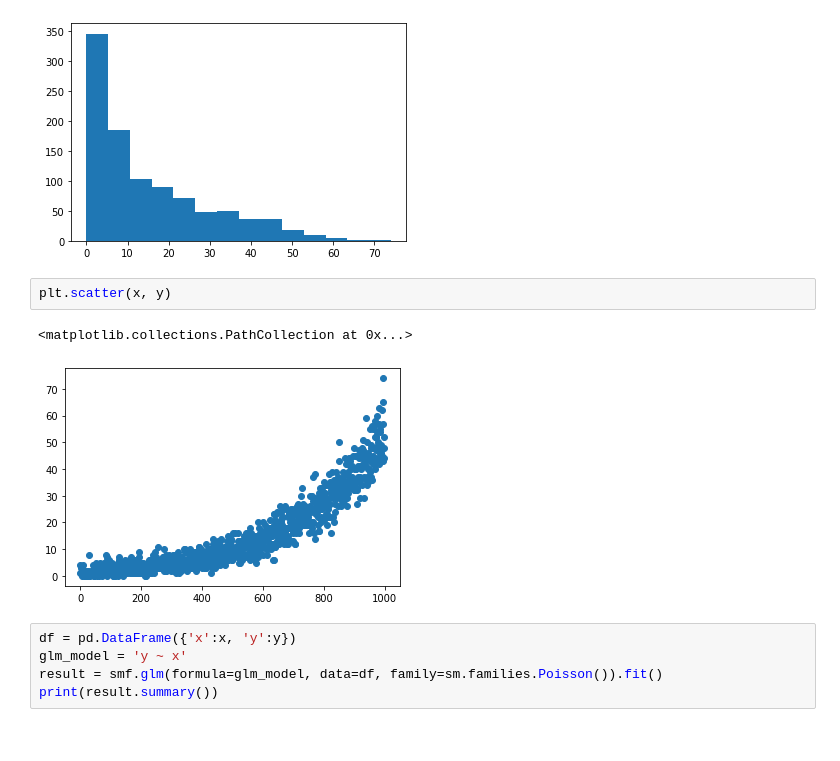
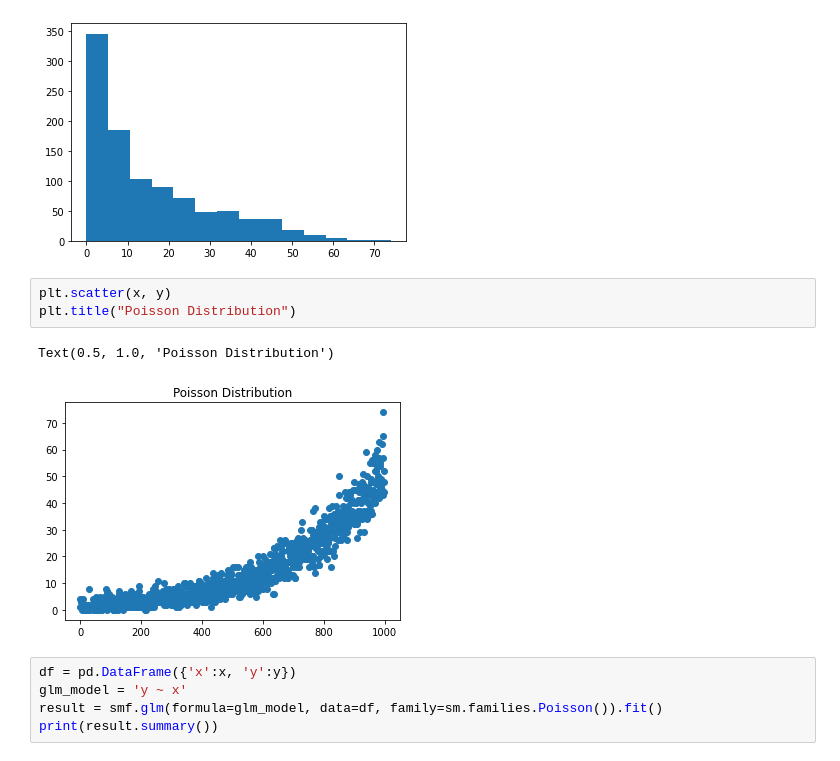
Before and after one commit to miwamasa/DataScience2022, a Jupyter notebook: notebooks/lecture6.ipynb, the cells around one changed output. Cells and saved outputs as stored; diff of their text form.

```diff
--- a/notebooks/lecture6.ipynb
+++ b/notebooks/lecture6.ipynb
@@ -560,9 +544,10 @@ count, bins, ignored = plt.hist(y, 14, density=False)
 [figure]
 # %%
 plt.scatter(x, y)
+plt.title("Poisson Distribution")
 # %% [output]
-<matplotlib.collections.PathCollection at 0x...>
+Text(0.5, 1.0, 'Poisson Distribution')
-[figure, old version]
+[figure, new version]
 # %%
 df = pd.DataFrame({'x':x, 'y':y})
 glm_model = 'y ~ x'
```
Also changed, not shown: parts of 11 cells of this notebook.
